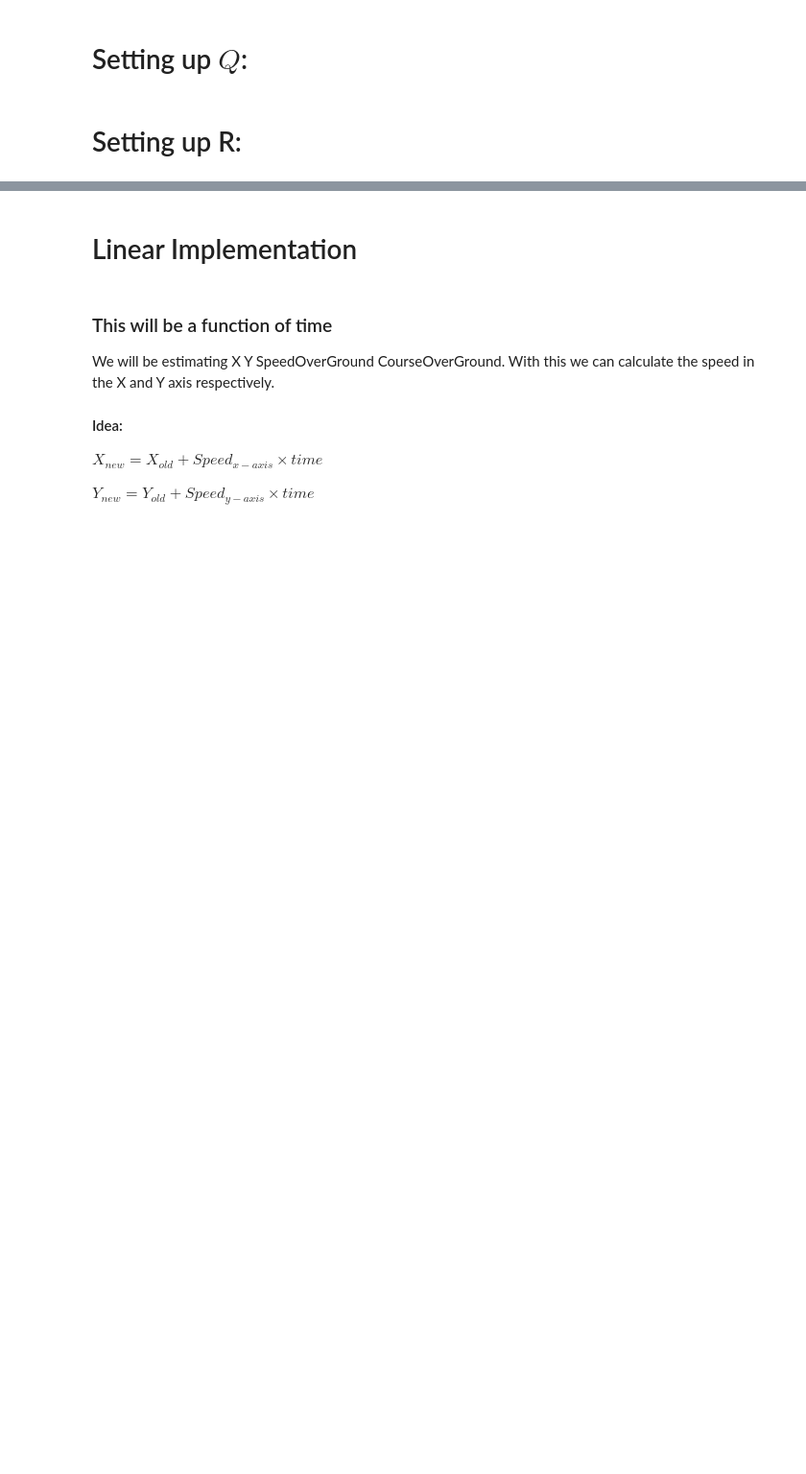
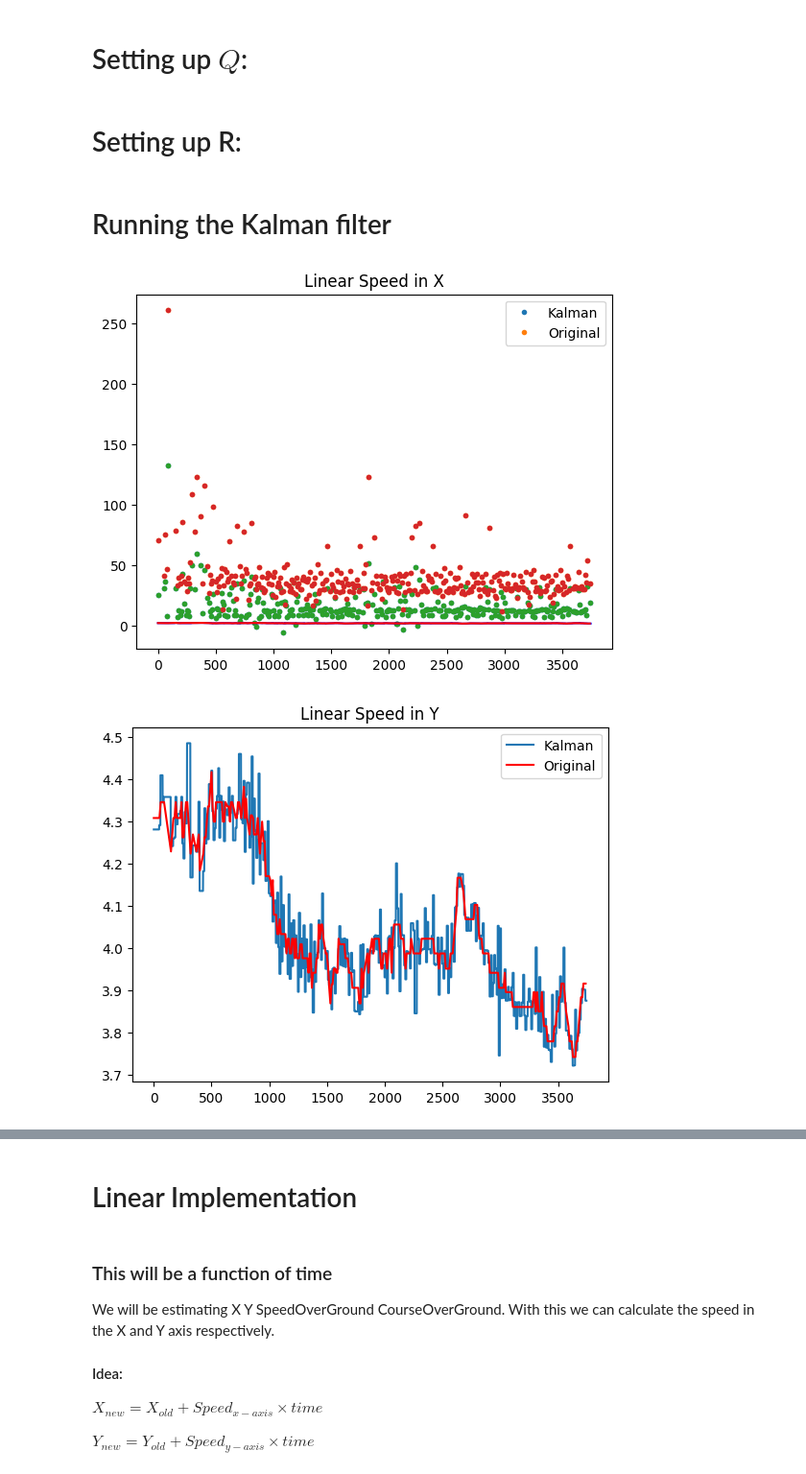
Before and after one commit to cnburger/AIS_KalmanFilter, a Jupyter notebook: Time Sampling.ipynb, the cells around one changed output, grey strips where cells are left out. Shown at 96% size. Drawn from its saved outputs; the diff is of its cells as text; code cells hidden in the pictures; blank space fills up the shorter version.

```diff
--- a/Time Sampling.ipynb
+++ b/Time Sampling.ipynb
@@ -432,12 +411,22 @@ print(P_k)
 # %% [markdown]
 # Setting up $Q$:
 # %%
+# IMO standards:
+var_X = 10
+var_Y = 10
+var_spdX = 0.3
+var_spdY = 0.3
+
 Q = np.array([[var_X],[var_Y],[var_spdX],[var_spdY]]).dot(np.transpose(
       np.array([[var_X],[var_Y],[var_spdX],[var_spdY]])))
-print(Q)
 # %% [markdown]
 # Setting up R:
 # %%
 R = np.diag(np.diag(P_k))
+# %% [markdown]
+# Running the Kalman filter
 # %%
-X_samp_pred, Y_samp_pred, X_samp_orig, Y_samp_orig, axx, ayy, SpdX,SpdY = myKalman(df_sampled, R,Q,P_k)
+X_samp_pred, Y_samp_pred, X_samp_orig, Y_samp_orig, _, _, _,_ = myKalman(df_sampled, R,Q,P_k)
+# %% [output]
+[figure, added]
+[figure, added]
```
Also changed, not shown: parts of 42 cells of this notebook.
